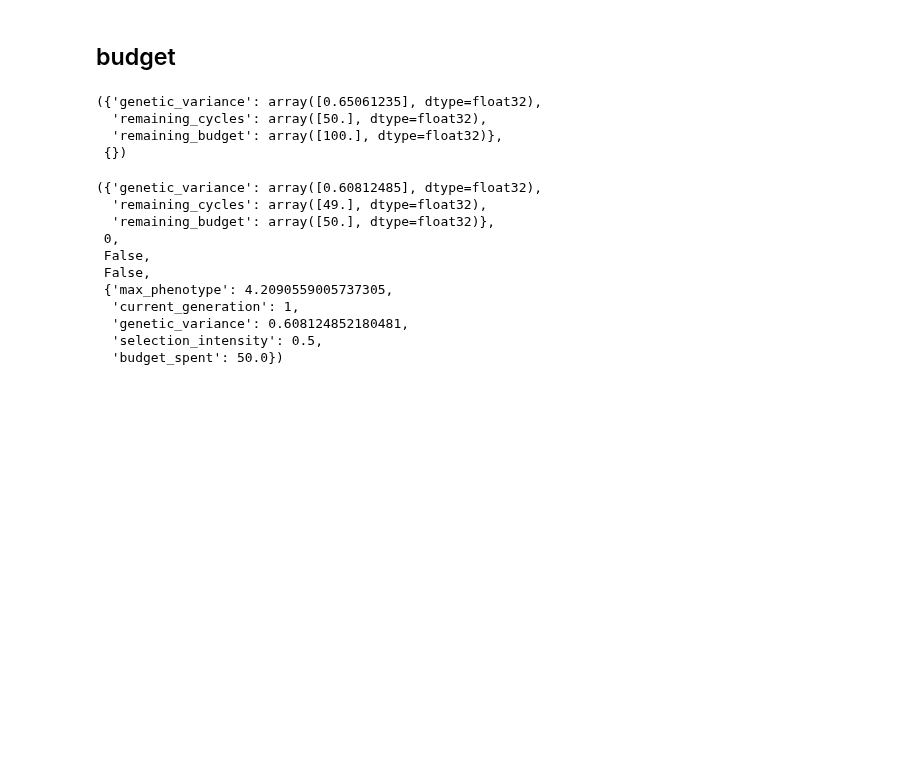
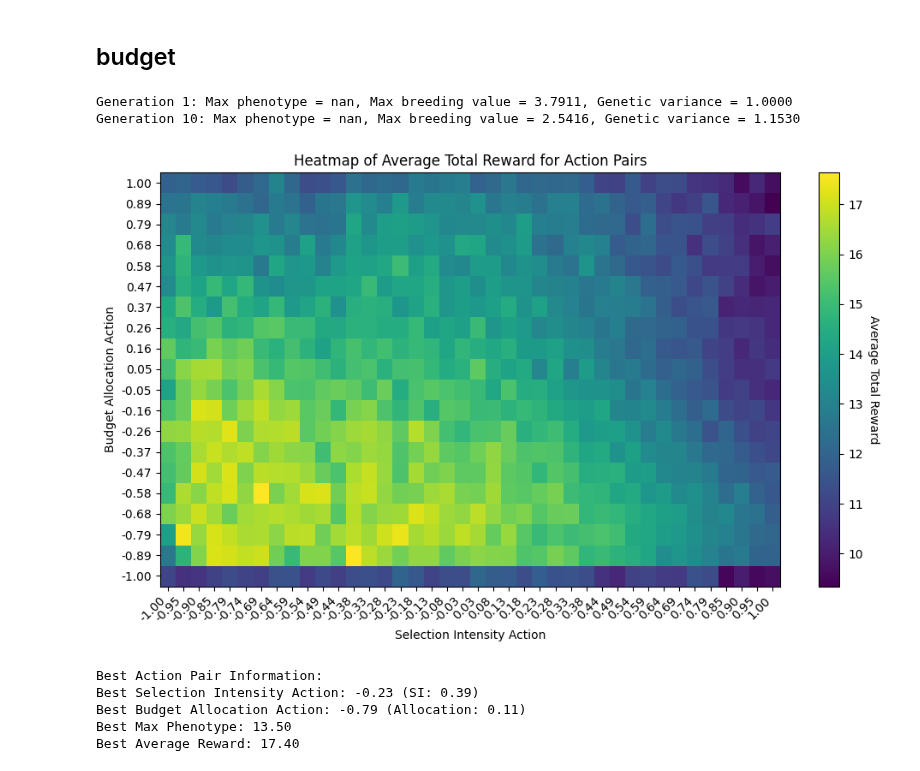
Before and after one commit to cjGO/ChewC, a Jupyter notebook: dev_nbs/redo_blog2.ipynb, the cells around one changed output. Saved outputs shown, nothing was run; the diff lists cells and outputs as text; code cells hidden in the pictures; blank space fills up the shorter version.

```diff
--- a/dev_nbs/redo_blog2.ipynb
+++ b/dev_nbs/redo_blog2.ipynb
@@ -936,7 +918,7 @@ agent.learn(total_timesteps=300000 ,callback=cb)
 # %%
 
 class BudgetEnv(gym.Env):
-    def __init__(self, sim_params: SimParams, starting_budget=100):
+    def __init__(self, sim_params: SimParams, starting_budget=1000):
         super(BudgetEnv, self).__init__()
 
         self.SP = sim_params
@@ -952,8 +934,8 @@ class BudgetEnv(gym.Env):
         self.budget_history = []
 
         # Define action and observation spaces
-        # Action space now includes selection intensity and budget allocation
-        self.action_space = spaces.Box(low=np.array([-1, 0]), high=np.array([1, 1]), shape=(2,), dtype=np.float32)
+        # Action space includes selection intensity [0] and budget allocation [1]
+        self.action_space = spaces.Box(low=np.array([-1, -1]), high=np.array([1, 1]), shape=(2,), dtype=np.float32)
         self.observation_space = spaces.Dict({
             'genetic_variance': spaces.Box(low=0, high=np.inf, shape=(1,), dtype=np.float32),
             'remaining_cycles': spaces.Box(low=0, high=self.max_generations, shape=(1,), dtype=np.float32),
@@ -972,7 +954,7 @@ class BudgetEnv(gym.Env):
 
     def step(self, action):
         # Extract selection intensity and budget allocation from action
-        selection_intensity = (action[0] + 1) / 2 * 0.98 + 0.01
+        selection_intensity = (action[0] + 1) / 2 * 0.98 + 0.01 # to [0.01,0.99]
         budget_allocation = (action[1] + 1) / 2  # Normalized to [0, 1]
 
         # Calculate budget to spend
@@ -987,7 +969,7 @@ class BudgetEnv(gym.Env):
 
         breeding_values, phenotypes = score_population(self.current_pop, self.SP.trait, h2=self.SP.config.h2)
 
-        # Increase offspring based on budget spent (you'll need to define a function for this)
+        # Increase offspring based on budget spent
         num_offspring = self._calculate_offspring(self.SP.config.pop_size, budget_to_spend)
         num_selected = max(int(self.current_pop.shape[0] * selection_intensity), 2)
 
@@ -1014,6 +996,7 @@ class BudgetEnv(gym.Env):
             'current_generation': self.current_generation,
             'genetic_variance': new_breeding_values.var().item(),
             'selection_intensity': selection_intensity,
+            'budget_action': budget_allocation,
             'budget_spent': budget_to_spend
         }
 
@@ -1036,25 +1019,34 @@ class BudgetEnv(gym.Env):
         # For example, you could use a linear or exponential relationship
         return int(base_offspring + budget_spent * 1)  # Example: 10 offspring per budget unit
 
-breeder_env = BudgetEnv(SP)
+
+
+
+@dataclass
+class SimulationConfig:
+    #training
+    total_timesteps: int = 2000
+    seed: int = 2
+    max_generations: int= 50
+    #breeding sim parameters
+    n_markers: int = 500
+    starting_parents: int = 2
+    pop_size: int = 10
+    h2: float = 0.3
+    num_crossovers: int=3
+    sparse_reward: bool=True
+    #burnin
+    burnin_years : int =  10
+    burnin_gvt : float = .5
+    init_pop_size: int = 100
+
+
+
+config = SimulationConfig()
+config.max_generations = 10
+config.sparse_reward = True
+SP = SimParams(config)
+breeder_env = BudgetEnv(SP, starting_budget=5000)
+# %% [output]
+Generation 1: Max phenotype = nan, Max breeding value = 3.7911, Genetic variance = 1.0000
+Generation 10: Max phenotype = nan, Max breeding value = 2.5416, Genetic variance = 1.1530
-# %%
-breeder_env.reset()
-# %% [output]
-({'genetic_variance': array([0.65061235], dtype=float32),
-  'remaining_cycles': array([50.], dtype=float32),
-  'remaining_budget': array([100.], dtype=float32)},
- {})
-# %%
-breeder_env.step([0,0])
-# %% [output]
-({'genetic_variance': array([0.60812485], dtype=float32),
-  'remaining_cycles': array([49.], dtype=float32),
-  'remaining_budget': array([50.], dtype=float32)},
- 0,
- False,
- False,
- {'max_phenotype': 4.2090559005737305,
-  'current_generation': 1,
-  'genetic_variance': 0.608124852180481,
-  'selection_intensity': 0.5,
-  'budget_spent': 50.0})
@@ -1060,0 +1148,13 @@ breeder_env.step([0,0])
+# %%
+import numpy as np
+import matplotlib.pyplot as plt
+
+
+best_action_pair, best_si, best_budget_allocation, best_phenotype, best_reward = run_constant_action_pair_baseline_analysis(breeder_env, num_episodes=20, num_selection_intensity_actions=40, num_budget_allocation_actions=20)
+# %% [output]
+[figure, added]
+Best Action Pair Information:
+Best Selection Intensity Action: -0.23 (SI: 0.39)
+Best Budget Allocation Action: -0.79 (Allocation: 0.11)
+Best Max Phenotype: 13.50
+Best Average Reward: 17.40
```
Also changed, not shown: parts of 11 cells of this notebook.
